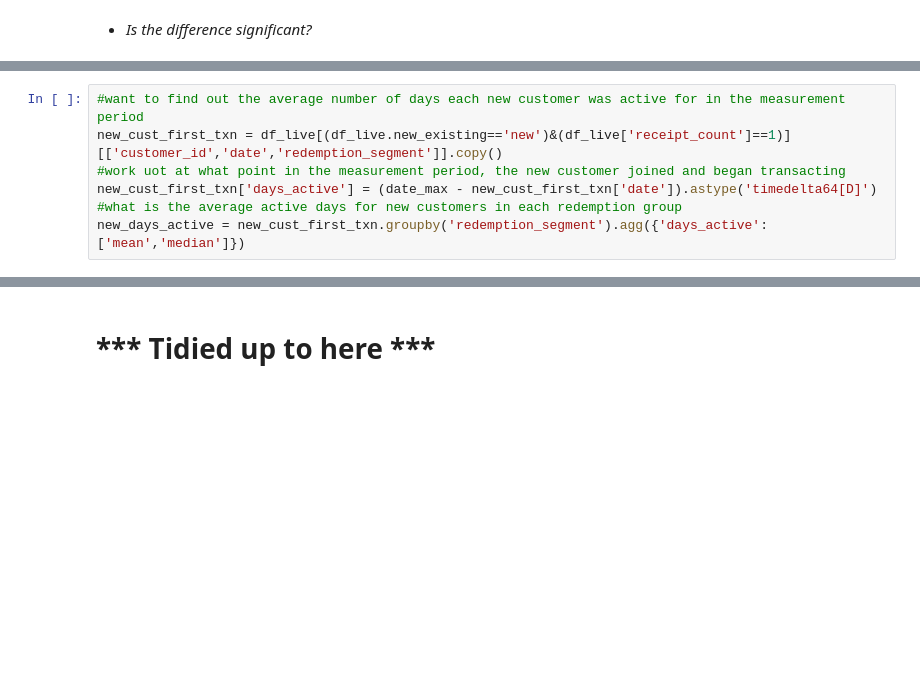
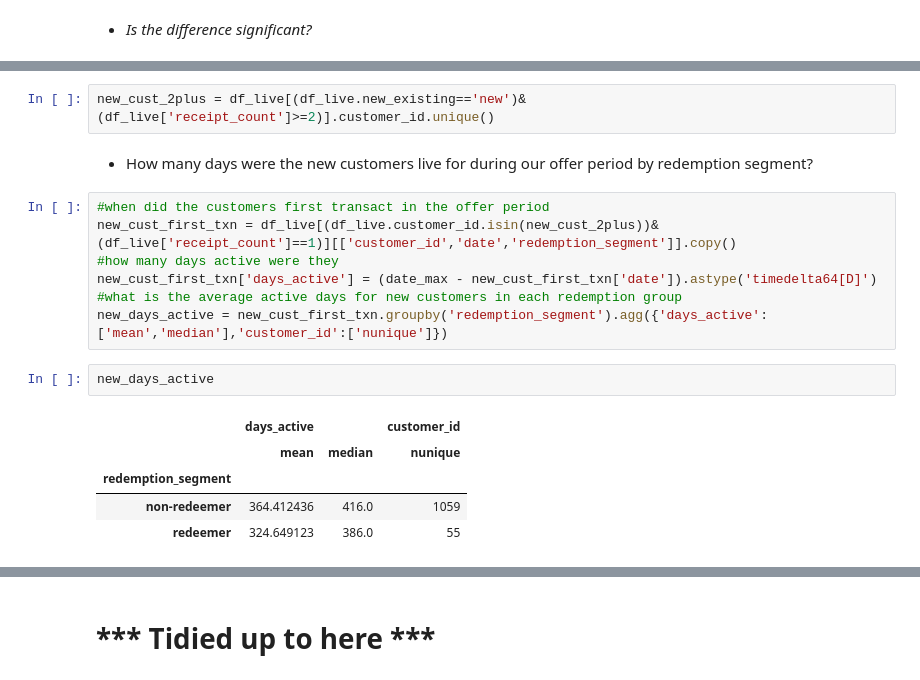
Before and after one commit to tryflux/adhoc-analysis, a Jupyter notebook: src/insights_product/offers_new_customers/metrics_tidy.ipynb, the cells around one changed output, grey strips where cells are left out. Cells and saved outputs as stored; diff of their text form; blank space fills up the shorter version.

```diff
--- a/src/insights_product/offers_new_customers/metrics_tidy.ipynb
+++ b/src/insights_product/offers_new_customers/metrics_tidy.ipynb
@@ -510,7 +510,19 @@ plt.show()
+# %%
+new_cust_2plus = df_live[(df_live.new_existing=='new')&(df_live['receipt_count']>=2)].customer_id.unique()
+# %% [markdown]
+- How many days were the new customers live for during our offer period by redemption segment?
 # %%
-#want to find out the average number of days each new customer was active for in the measurement period
-new_cust_first_txn = df_live[(df_live.new_existing=='new')&(df_live['receipt_count']==1)][['customer_id','date','redemption_segment']].copy()
-#work uot at what point in the measurement period, the new customer joined and began transacting
+#when did the customers first transact in the offer period
+new_cust_first_txn = df_live[(df_live.customer_id.isin(new_cust_2plus))&(df_live['receipt_count']==1)][['customer_id','date','redemption_segment']].copy()
+#how many days active were they
 new_cust_first_txn['days_active'] = (date_max - new_cust_first_txn['date']).astype('timedelta64[D]')
 #what is the average active days for new customers in each redemption group
-new_days_active = new_cust_first_txn.groupby('redemption_segment').agg({'days_active':['mean','median']})
+new_days_active = new_cust_first_txn.groupby('redemption_segment').agg({'days_active':['mean','median'],'customer_id':['nunique']})
+# %%
+new_days_active
+# %% [output]
+|  | days_active |  | customer_id |
+|  | mean | median | nunique |
+| redemption_segment |  |  |  |
+| non-redeemer | 364.412436 | 416.0 | 1059 |
+| redeemer | 324.649123 | 386.0 | 55 |
```
Also changed, not shown: parts of 45 cells of this notebook.
